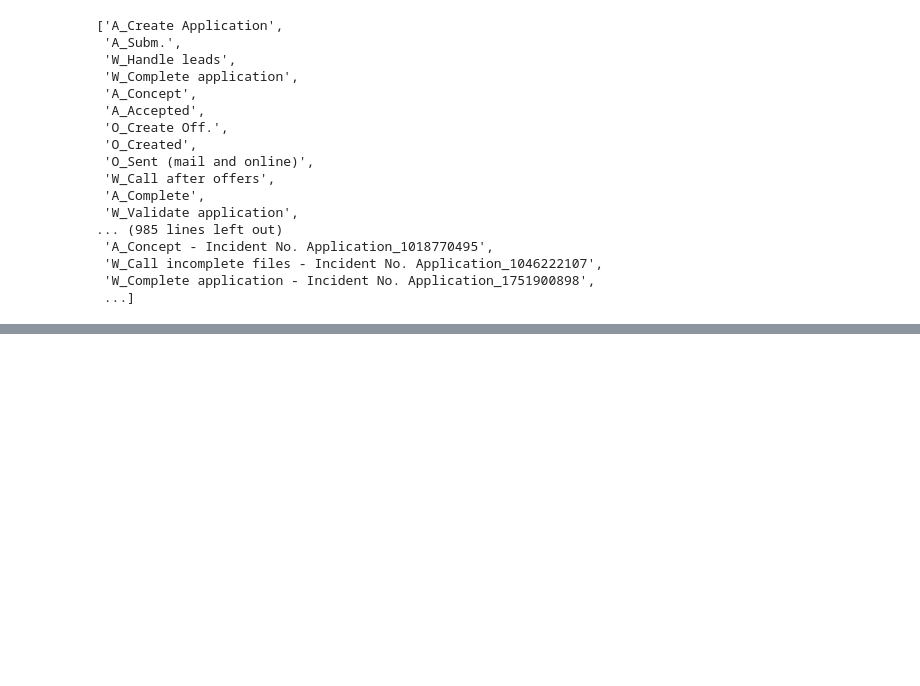
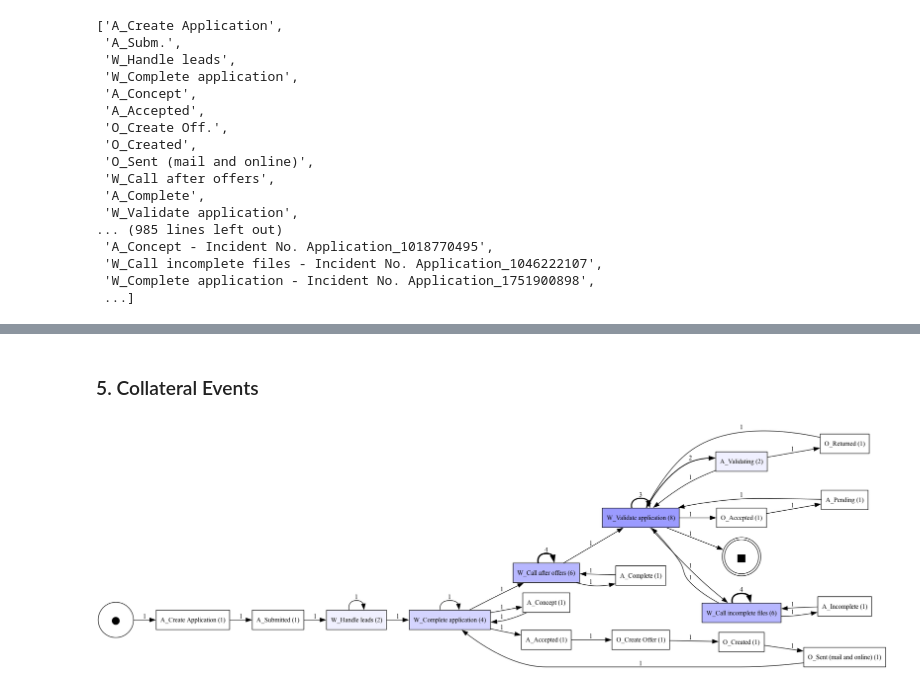
Before and after one commit to felix00112/ProM-Assignment-Group-C, a Jupyter notebook: notebooks/polluter_script.ipynb, the cells around one changed output, grey strips where cells are left out. Cells and saved outputs as stored; diff of their text form; code cells hidden in the pictures; blank space fills up the shorter version.

```diff
--- a/notebooks/polluter_script.ipynb
+++ b/notebooks/polluter_script.ipynb
@@ -270,0 +333,8 @@ After that execute the last cells below.
+# %% [markdown]
+### 5. Collateral Events
+# %%
+case_list = list(df['case:concept:name'].unique())
+dfg, start_activities, end_activities = pm4py.discover_dfg(df[df['case:concept:name'].isin(case_list[:1])])
+pm4py.view_dfg(dfg, start_activities, end_activities)
+# %% [output]
+[figure, added]
```
Also changed, not shown: parts of 23 cells of this notebook.
